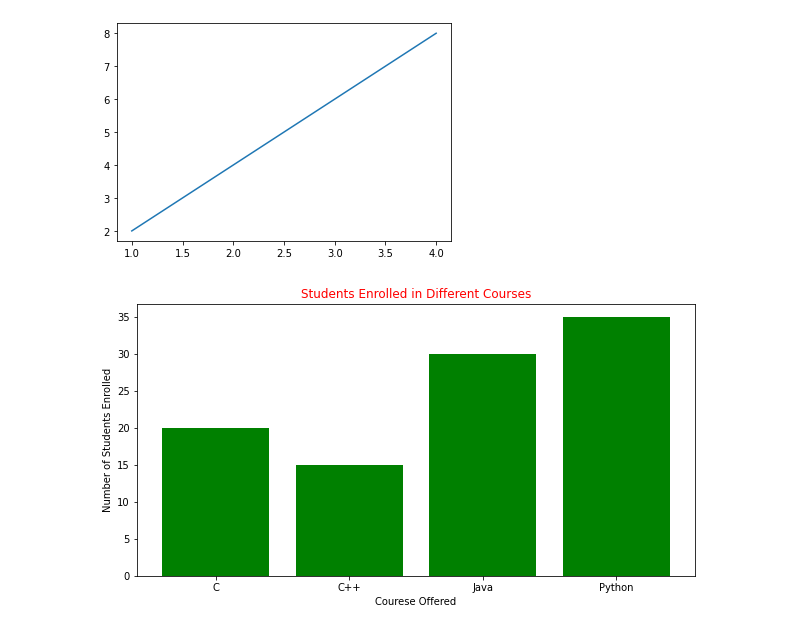
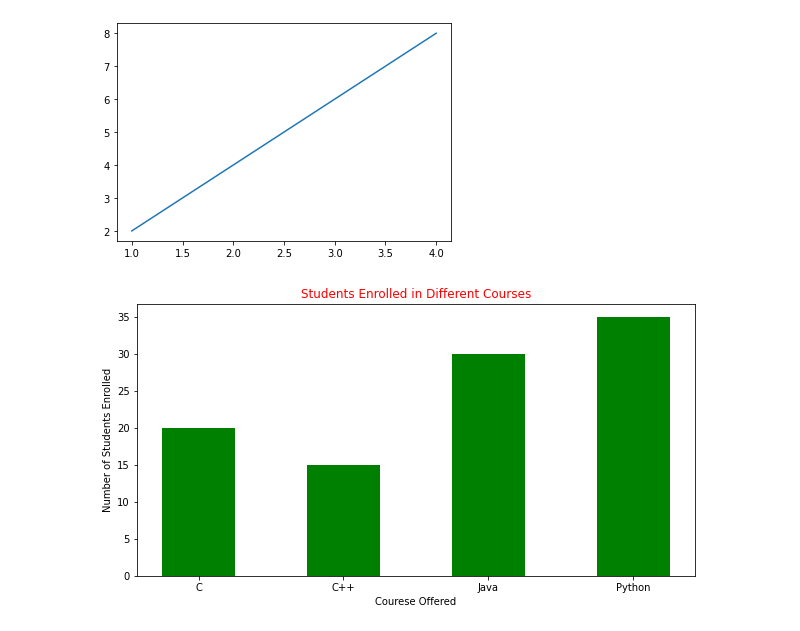
Before and after one commit to asaadkhan21/Machine_Learning_And_Data_Sceince__With_Python, a Jupyter notebook: Lab_2_DataVisualization.ipynb, the cells around one changed output. Cells and saved outputs as stored; diff of their text form; code cells hidden in the pictures.

```diff
--- a/Lab_2_DataVisualization.ipynb
+++ b/Lab_2_DataVisualization.ipynb
@@ -14,13 +14,13 @@ plt.show()
 # %%
 #Bar Plot
 dat=data = {'C':20, 'C++':15, 'Java':30,'Python':35}
 course=list(data.keys())
 values=list(data.values())
 fig=plt.figure(figsize=(10,5))
-plt.bar(course,values,color='green')
+plt.bar(course,values,color='green', width=0.5)
 plt.title("Students Enrolled in Different Courses", color='red')
 plt.xlabel("Courese Offered")
 plt.ylabel("Number of Students Enrolled")
 plt.show()
 # %% [output]
-[figure, old version]
+[figure, new version]
```
Also changed, not shown: parts of 3 cells of this notebook.
